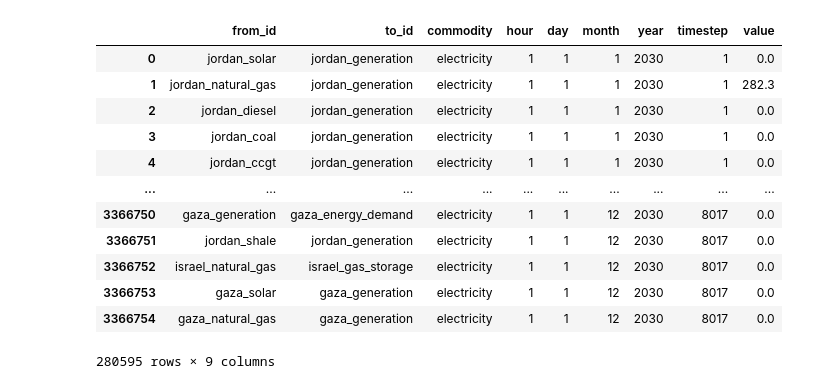
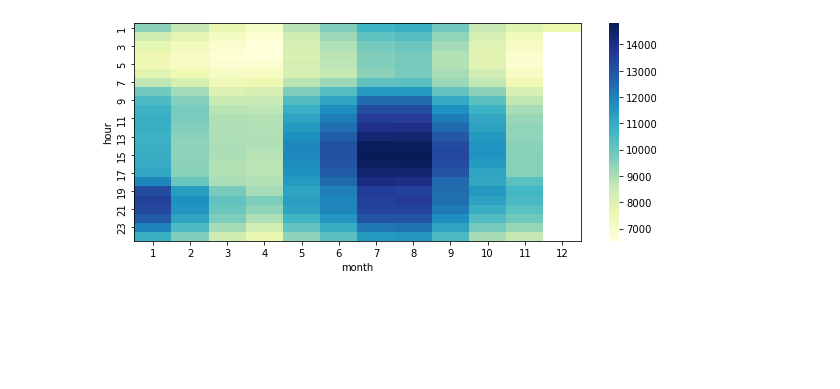
Before and after one commit to amanmajid/nextra, a Jupyter notebook: analysis/icae-results.ipynb, the cells around one changed output. Drawn from its saved outputs; the diff is of its cells as text; code cells hidden in the pictures; blank space fills up the shorter version.

Commit message:
Added function to create heatmaps

```diff
--- a/analysis/icae-results.ipynb
+++ b/analysis/icae-results.ipynb
@@ -109,16 +66,0 @@ r.results_storages
-# %%
-r.results_edge_flows
-# %% [output]
-|  | from_id | to_id | commodity | hour | day | month | year | timestep | value |
-| 0 | jordan_solar | jordan_generation | electricity | 1 | 1 | 1 | 2030 | 1 | 0.0 |
-| 1 | jordan_natural_gas | jordan_generation | electricity | 1 | 1 | 1 | 2030 | 1 | 282.3 |
-| 2 | jordan_diesel | jordan_generation | electricity | 1 | 1 | 1 | 2030 | 1 | 0.0 |
-| 3 | jordan_coal | jordan_generation | electricity | 1 | 1 | 1 | 2030 | 1 | 0.0 |
-| 4 | jordan_ccgt | jordan_generation | electricity | 1 | 1 | 1 | 2030 | 1 | 0.0 |
-| ... | ... | ... | ... | ... | ... | ... | ... | ... | ... |
-| 3366750 | gaza_generation | gaza_energy_demand | electricity | 1 | 1 | 12 | 2030 | 8017 | 0.0 |
-| 3366751 | jordan_shale | jordan_generation | electricity | 1 | 1 | 12 | 2030 | 8017 | 0.0 |
-| 3366752 | israel_natural_gas | israel_gas_storage | electricity | 1 | 1 | 12 | 2030 | 8017 | 0.0 |
-| 3366753 | gaza_solar | gaza_generation | electricity | 1 | 1 | 12 | 2030 | 8017 | 0.0 |
-| 3366754 | gaza_natural_gas | gaza_generation | electricity | 1 | 1 | 12 | 2030 | 8017 | 0.0 |
-280595 rows × 9 columns
@@ -124,0 +70,6 @@ r.results_edge_flows
+# %%
+
+f,ax = plt.subplots(nrows=1,ncols=1,figsize=(10,4))
+r.plot_flows_heatmap(var='israel_energy_demand',ax=ax)
+# %% [output]
+[figure, added]
```
Also changed, not shown: parts of 10 cells of this notebook, 2 other files.
